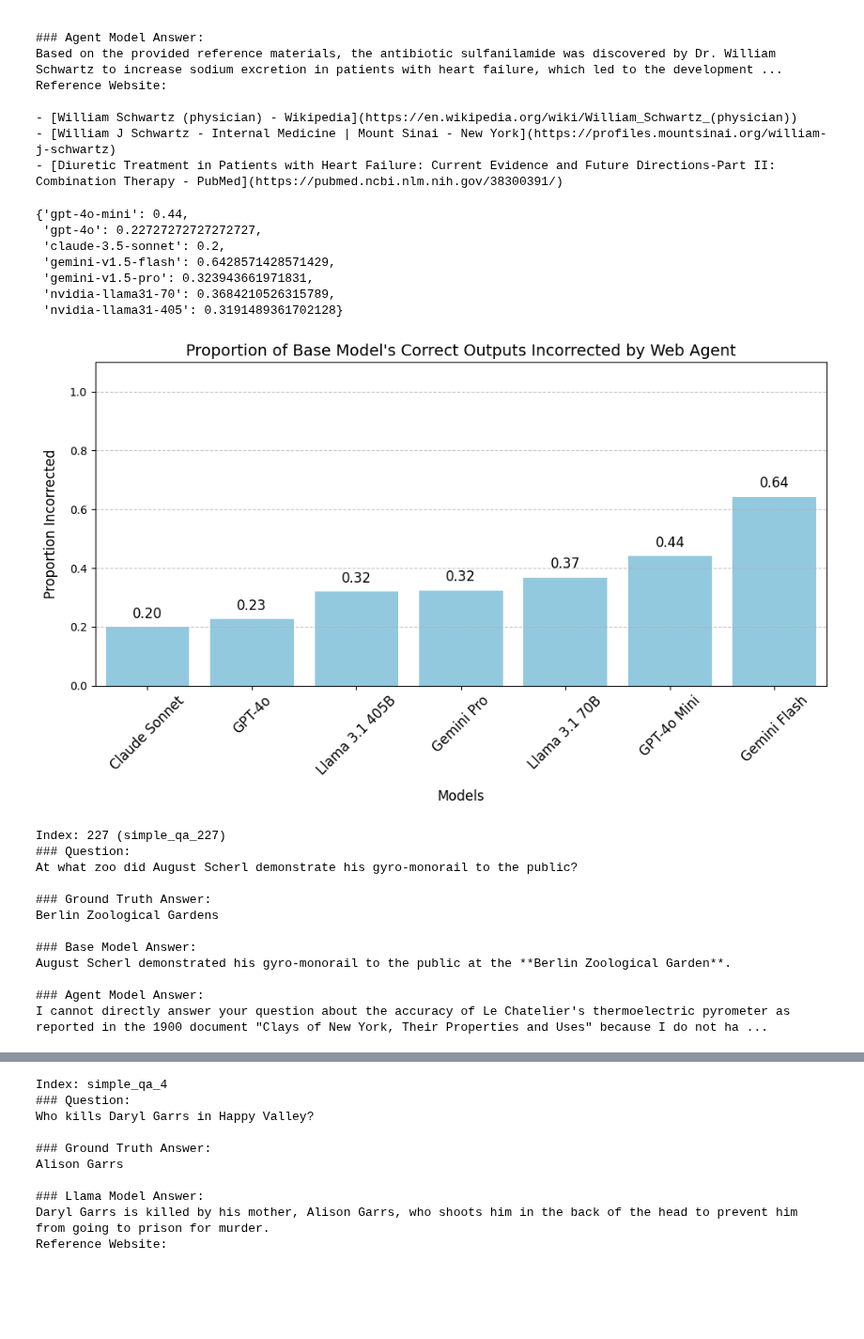
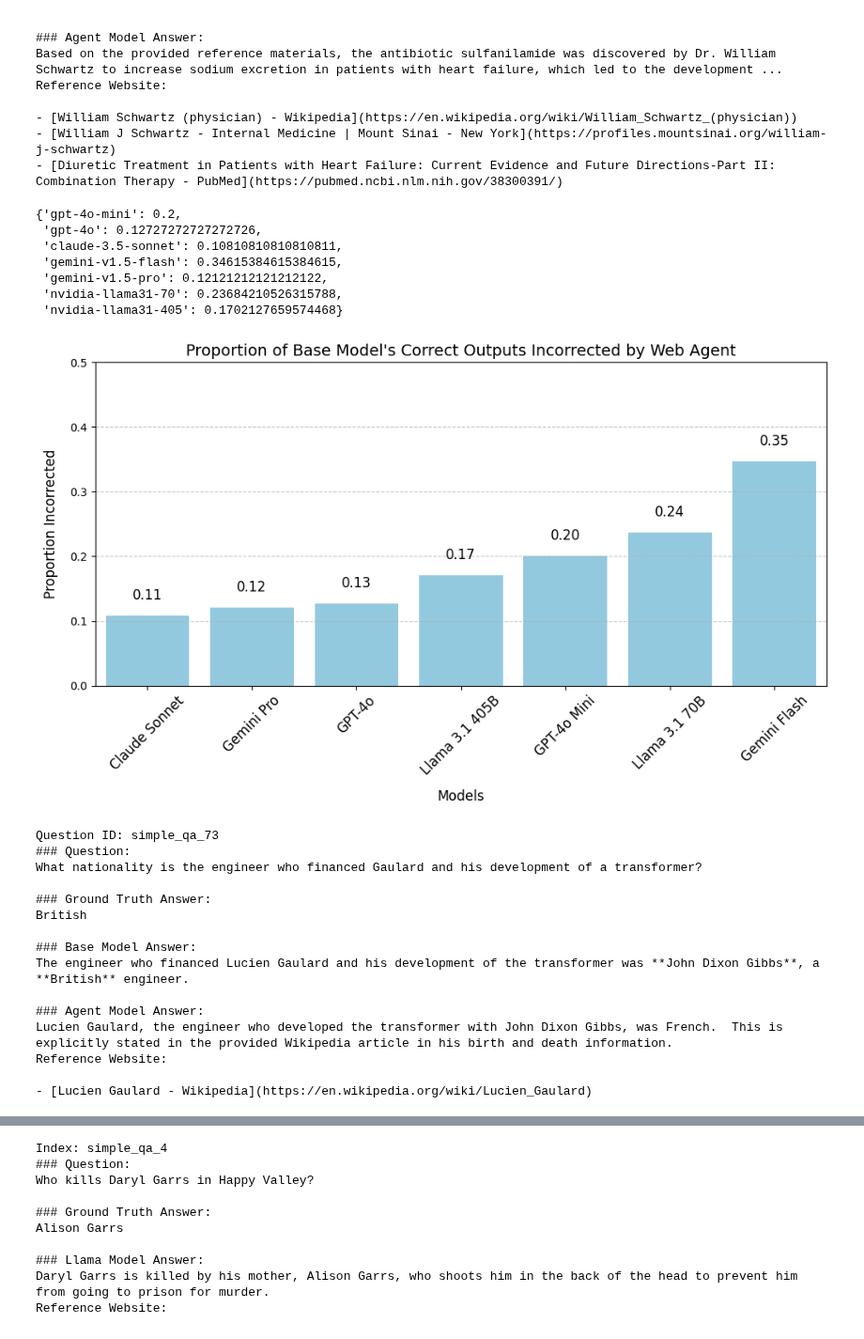
Before and after one commit to lm-sys/FastChat, a Jupyter notebook: evaluation/process_results.ipynb, the cells around one changed output, grey strips where cells are left out. Shown at 94% size. Cells and saved outputs as stored; diff of their text form; code cells hidden in the pictures; blank space fills up the shorter version.

Commit message:
remove network errors, add qualitative examples

```diff
--- a/evaluation/process_results.ipynb
+++ b/evaluation/process_results.ipynb
@@ -22,3 +30,7 @@ simple_qa_samples["ppl-llama31-405-agent"] = pd.read_json("eval_samples/simple_q
+# %%
+for model_name in model_names:
+    simple_qa_samples[model_name] = simple_qa_samples[model_name][~simple_qa_samples[model_name]["question_id"].isin(network_error_ids[model_name])]
+    simple_qa_samples[model_name+"-agent"] = simple_qa_samples[model_name+"-agent"][~simple_qa_samples[model_name+"-agent"]["question_id"].isin(network_error_ids[model_name])]
 # %%
 web_search_invoked = {}
 for model_name in simple_qa_samples.keys():
@@ -76,6 +88,10 @@ simple_qa_results["ppl-llama31-70-agent"] = pd.read_json("eval_results/simple_qa
 simple_qa_results["ppl-llama31-405-agent"] = pd.read_json("eval_results/simple_qa_250_llama-3.1-sonar-huge-128k-online_results.jsonl", lines=True)
 simple_qa_results["gemini-v1.5-flash-agent"] = pd.read_json("eval_results/simple_qa_250-gemini-v1.5-flash-agent-ablation_results.jsonl", lines=True)
 
+for model_name in model_names:
+    simple_qa_results[model_name] = simple_qa_results[model_name][~simple_qa_results[model_name]["question_id"].isin(network_error_ids[model_name])]
+    simple_qa_results[model_name+"-agent"] = simple_qa_results[model_name+"-agent"][~simple_qa_results[model_name+"-agent"]["question_id"].isin(network_error_ids[model_name])]
+
 accuracy = {}
 for model_name in simple_qa_results.keys():
     model_accuracy = float((simple_qa_results[model_name]["grade"] == "A").mean())
@@ -215,11 +231,11 @@ for model in simple_qa_results.keys():
         continue
     model_results = simple_qa_results[model]
     agent_model_results = simple_qa_results[model+"-agent"]
-    base_incorrect_indices = model_results[model_results["grade"] != "A"].index
-    model_results = model_results.loc[base_incorrect_indices]
-    agent_model_results = agent_model_results.loc[base_incorrect_indices]
+    base_incorrect_ids = list(model_results[model_results["grade"] != "A"]["question_id"])
+    model_results = model_results[model_results["question_id"].isin(base_incorrect_ids)]
+    agent_model_results = agent_model_results[agent_model_results["question_id"].isin(base_incorrect_ids)]
     num_correct_agent = (agent_model_results["grade"] == "A").sum()
-    num_incorrect_base = len(base_incorrect_indices)
+    num_incorrect_base = len(base_incorrect_ids)
     prop_corrections[model] = float(num_correct_agent / num_incorrect_base)
 
 prop_corrections
@@ -312,52 +328,52 @@ for model in simple_qa_results.keys():
         continue
     model_results = simple_qa_results[model]
     agent_model_results = simple_qa_results[model+"-agent"]
-    base_correct_indices = model_results[model_results["grade"] == "A"].index
-    model_results = model_results.loc[base_correct_indices]
-    agent_model_results = agent_model_results.loc[base_correct_indices]
-    num_correct_base = len(base_correct_indices)
+    base_correct_ids = list(model_results[model_results["grade"] == "A"]["question_id"])
+    model_results = model_results[model_results["question_id"].isin(base_correct_ids)]
+    agent_model_results = agent_model_results[agent_model_results["question_id"].isin(base_correct_ids)]
+    num_correct_base = len(base_correct_ids)
     num_incorrect_agent = (agent_model_results["grade"] != "A").sum()
     prop_incorrections[model] = float(num_incorrect_agent / num_correct_base)
 
 prop_incorrections
 # %% [output]
-{'gpt-4o-mini': 0.44,
- 'gpt-4o': 0.22727272727272727,
- 'claude-3.5-sonnet': 0.2,
- 'gemini-v1.5-flash': 0.6428571428571429,
- 'gemini-v1.5-pro': 0.323943661971831,
- 'nvidia-llama31-70': 0.3684210526315789,
- 'nvidia-llama31-405': 0.3191489361702128}
+{'gpt-4o-mini': 0.2,
+ 'gpt-4o': 0.12727272727272726,
+ 'claude-3.5-sonnet': 0.10810810810810811,
+ 'gemini-v1.5-flash': 0.34615384615384615,
+ 'gemini-v1.5-pro': 0.12121212121212122,
+ 'nvidia-llama31-70': 0.23684210526315788,
+ 'nvidia-llama31-405': 0.1702127659574468}
 # %%
 display_names = {"gpt-4o-mini": "GPT-4o Mini", "gpt-4o": "GPT-4o", "claude-3.5-sonnet": "Claude Sonnet",
                 "gemini-v1.5-flash": "Gemini Flash", "gemini-v1.5-pro": "Gemini Pro",
                 "nvidia-llama31-70": "Llama 3.1 70B", "nvidia-llama31-405": "Llama 3.1 405B",
                 "gemini-v1.5-flash": "Gemini Flash"}
 
 plot_data = pd.DataFrame(prop_incorrections.items(), columns=["Model", "Proportion Incorrected"])
 plot_data["Model"] = plot_data["Model"].map(display_names)
 plot_data = plot_data.sort_values(by="Proportion Incorrected", ascending=True).reset_index(drop=True)
 
 plt.figure(figsize=(10, 6))
 sns.barplot(x="Model", y="Proportion Incorrected", data=plot_data, color="skyblue")
 
 for index, row in plot_data.iterrows():
     plt.text(x=index,
              y=row["Proportion Incorrected"] + 0.02,
              s=f'{row["Proportion Incorrected"]:.2f}',
              ha='center', va='bottom',
              fontsize=12, color='black')
 
 plt.xlabel("Models", fontsize=12, labelpad=10)
 plt.ylabel("Proportion Incorrected", fontsize=12, labelpad=10)
 plt.xticks(rotation=45, fontsize=12)
-plt.ylim(0, 1.1)
+plt.ylim(0, 0.5)
 plt.grid(axis='y', linestyle='--', alpha=0.7)
 plt.title("Proportion of Base Model's Correct Outputs Incorrected by Web Agent", fontsize=14)
 plt.tight_layout()
 plt.show()
 # %% [output]
-[figure, old version]
+[figure, new version]
 # %%
 simple_qa = pd.read_json("eval_inputs/simple_qa_250.jsonl", lines=True)
 
@@ -371,28 +387,30 @@ gemini_base_results = pd.merge(gemini_base_results, simple_qa, on="question_id")
 gemini_agent_results = pd.merge(gemini_agent_results, gemini_agent_samples, on="question_id")
 gemini_agent_results = pd.merge(gemini_agent_results, simple_qa, on="question_id")
 
-base_correct_indices = gemini_base_results[gemini_base_results["grade"] == "A"].index
-gemini_base_results = gemini_base_results.loc[base_correct_indices]
-gemini_agent_results = gemini_agent_results.loc[base_correct_indices]
-agent_incorrect_indices = gemini_agent_results[gemini_agent_results["grade"] != "A"].index
+base_correct_ids = gemini_base_results[gemini_base_results["grade"] == "A"]['question_id']
+gemini_base_results = gemini_base_results[gemini_base_results["question_id"].isin(base_correct_ids)]
+gemini_agent_results = gemini_agent_results[gemini_agent_results["question_id"].isin(base_correct_ids)]
+agent_incorrect_ids = gemini_agent_results[gemini_agent_results["grade"] != "A"]['question_id']
 
-sample_point = int(np.random.choice(agent_incorrect_indices))
-sample_point = 227
-print("Index: {} ({})".format(sample_point, gemini_base_results.loc[sample_point]['question_id']))
-print("### Question:\n{}\n".format(gemini_base_results.loc[sample_point]['prompt']))
-print("### Ground Truth Answer:\n{}\n".format(gemini_base_results.loc[sample_point]['label']))
-print("### Base Model Answer:\n{}\n".format(gemini_base_results.loc[sample_point]['response']))
-print("### Agent Model Answer:\n{}\n".format(gemini_agent_results.loc[sample_point]['response']))
+sample_point = agent_incorrect_ids.sample().iloc[0]
+print("Question ID: {}".format(sample_point))
+print("### Question:\n{}\n".format(gemini_base_results[gemini_base_results["question_id"]==sample_point].iloc[0]['prompt']))
+print("### Ground Truth Answer:\n{}\n".format(gemini_base_results[gemini_base_results["question_id"]==sample_point].iloc[0]['label']))
+print("### Base Model Answer:\n{}\n".format(gemini_base_results[gemini_base_results["question_id"]==sample_point].iloc[0]['response']))
+print("### Agent Model Answer:\n{}\n".format(gemini_agent_results[gemini_agent_results["question_id"]==sample_point].iloc[0]['response']))
 # %% [output]
-Index: 227 (simple_qa_227)
+Question ID: simple_qa_73
 ### Question:
-At what zoo did August Scherl demonstrate his gyro-monorail to the public?
+What nationality is the engineer who financed Gaulard and his development of a transformer?
 
 ### Ground Truth Answer:
-Berlin Zoological Gardens
+British
 
 ### Base Model Answer:
-August Scherl demonstrated his gyro-monorail to the public at the **Berlin Zoological Garden**.
+The engineer who financed Lucien Gaulard and his development of the transformer was **John Dixon Gibbs**, a **British** engineer.
 
 ### Agent Model Answer:
-I cannot directly answer your question about the accuracy of Le Chatelier's thermoelectric pyrometer as reported in the 1900 document "Clays of New York, Their Properties and Uses" because I do not ha ...
+Lucien Gaulard, the engineer who developed the transformer with John Dixon Gibbs, was French.  This is explicitly stated in the provided Wikipedia article in his birth and death information.
+Reference Website:
+
+- [Lucien Gaulard - Wikipedia](https://en.wikipedia.org/wiki/Lucien_Gaulard)
```
Also changed, not shown: parts of 19 cells of this notebook.
